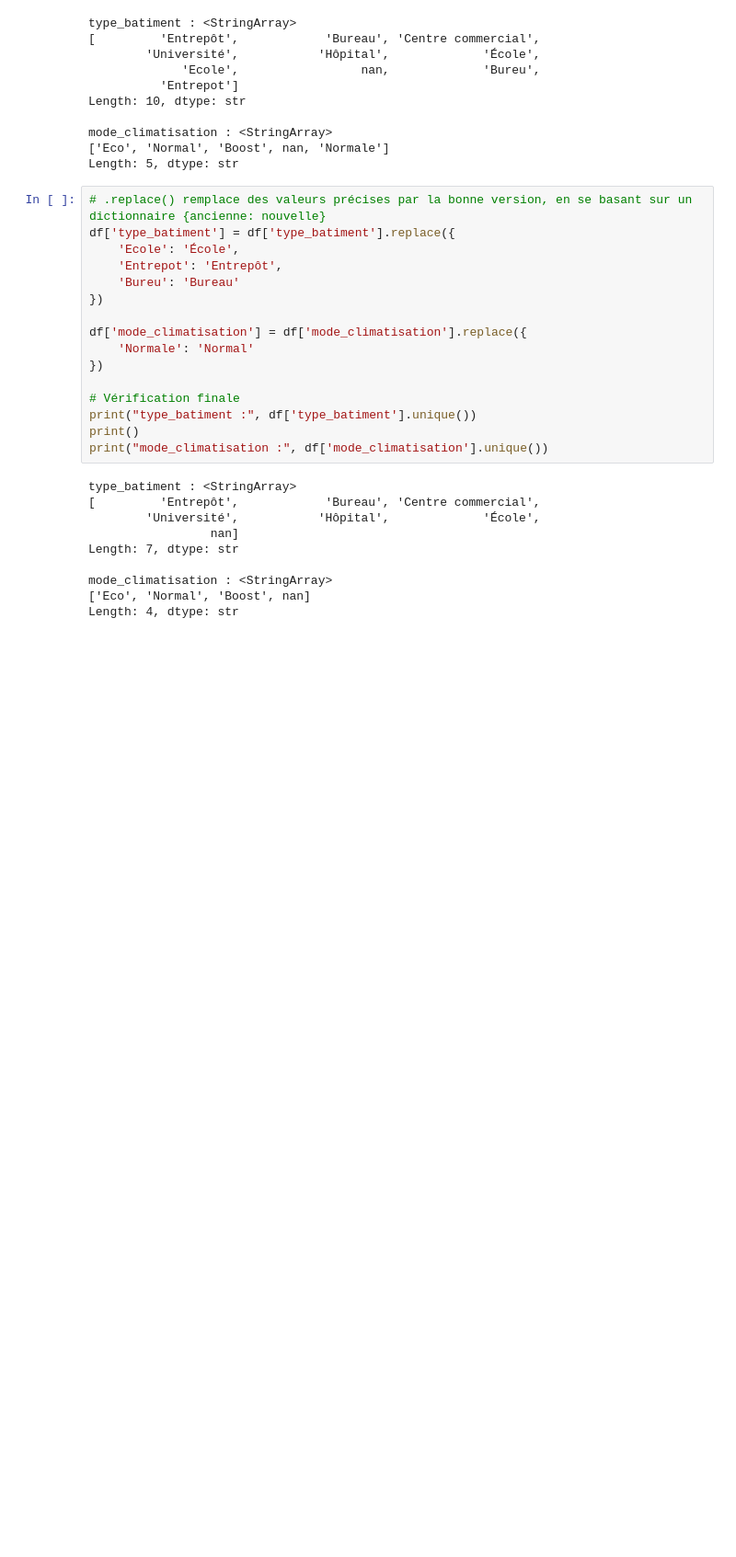
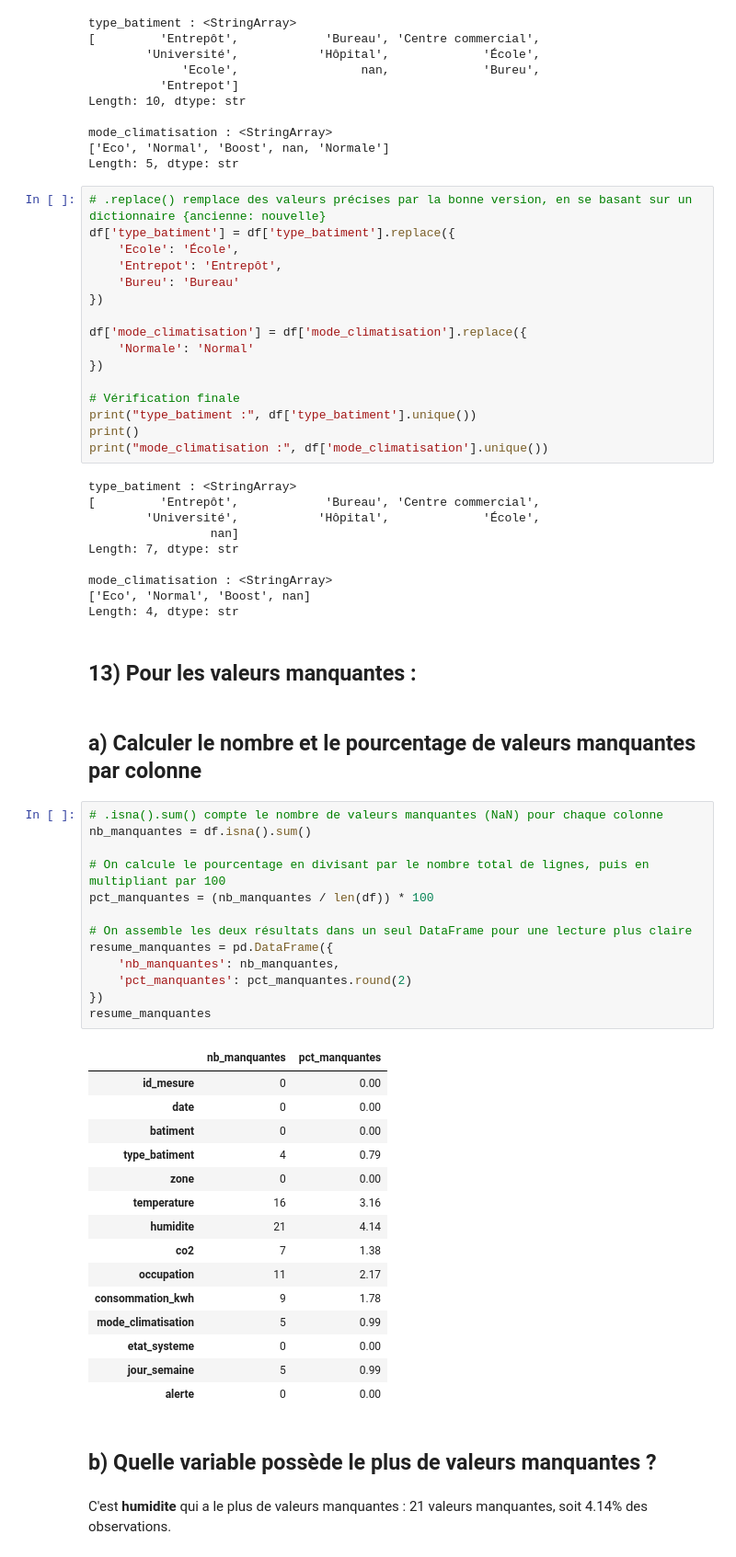
Before and after one commit to Fattimm/atelier_prepa_donnees_tab-, a Jupyter notebook: notebooks/atelier_prepa_donnees_tab.ipynb, the cells around one changed output. Shown at 92% size. Saved outputs shown, nothing was run; the diff lists cells and outputs as text; blank space fills up the shorter version.

Commit message:
Partie 1 (13) : analyse des valeurs manquantes - quantification et stratégie d'imputation (médiane / mode, appliquée plus tard dans le pipeline)

```diff
--- a/notebooks/atelier_prepa_donnees_tab.ipynb
+++ b/notebooks/atelier_prepa_donnees_tab.ipynb
@@ -267,3 +267,40 @@ Length: 7, dtype: str
 mode_climatisation : <StringArray>
 ['Eco', 'Normal', 'Boost', nan]
 Length: 4, dtype: str
+# %% [markdown]
+## 13) Pour les valeurs manquantes :
+# %% [markdown]
+## a) Calculer le nombre et le pourcentage de valeurs manquantes par colonne
+# %%
+# .isna().sum() compte le nombre de valeurs manquantes (NaN) pour chaque colonne
+nb_manquantes = df.isna().sum()
+
+# On calcule le pourcentage en divisant par le nombre total de lignes, puis en multipliant par 100
+pct_manquantes = (nb_manquantes / len(df)) * 100
+
+# On assemble les deux résultats dans un seul DataFrame pour une lecture plus claire
+resume_manquantes = pd.DataFrame({
+    'nb_manquantes': nb_manquantes,
+    'pct_manquantes': pct_manquantes.round(2)
+})
+resume_manquantes
+# %% [output]
+|  | nb_manquantes | pct_manquantes |
+| id_mesure | 0 | 0.00 |
+| date | 0 | 0.00 |
+| batiment | 0 | 0.00 |
+| type_batiment | 4 | 0.79 |
+| zone | 0 | 0.00 |
+| temperature | 16 | 3.16 |
+| humidite | 21 | 4.14 |
+| co2 | 7 | 1.38 |
+| occupation | 11 | 2.17 |
+| consommation_kwh | 9 | 1.78 |
+| mode_climatisation | 5 | 0.99 |
+| etat_systeme | 0 | 0.00 |
+| jour_semaine | 5 | 0.99 |
+| alerte | 0 | 0.00 |
+# %% [markdown]
+## b) Quelle variable possède le plus de valeurs manquantes ?
+# %% [markdown]
+C'est **humidite** qui a le plus de valeurs manquantes : 21 valeurs manquantes, soit 4.14% des observations.
```
Also changed, not shown: parts of 10 cells of this notebook.
